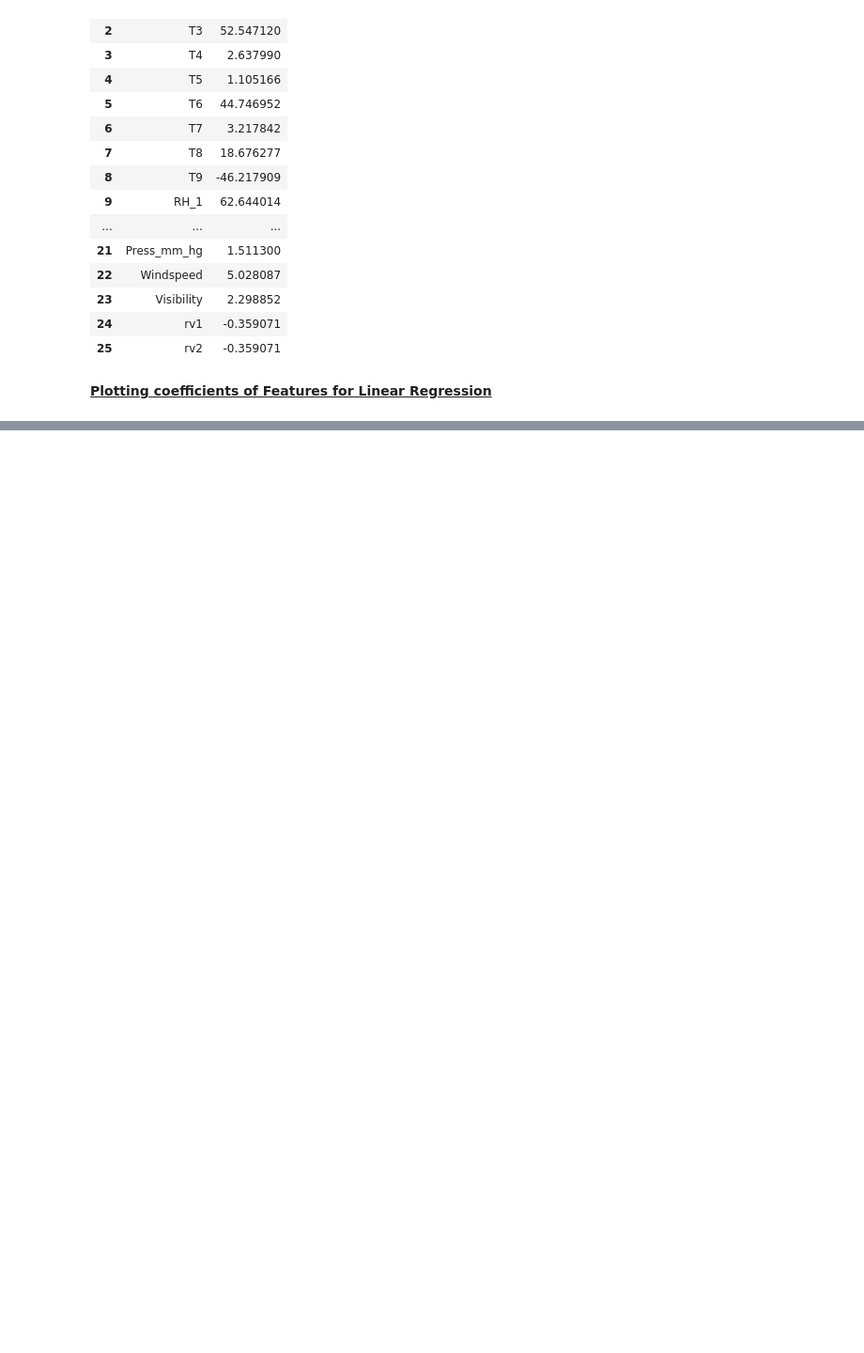
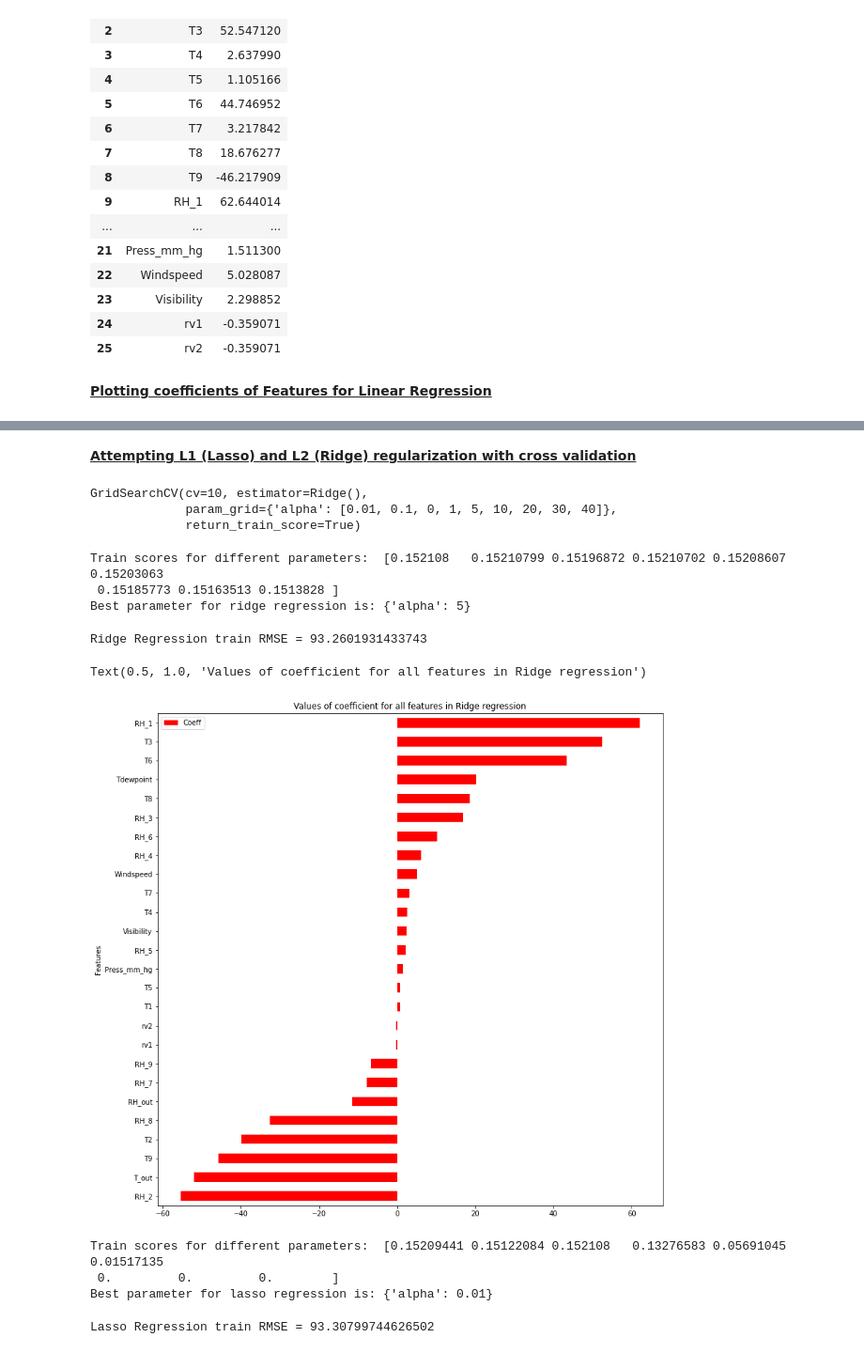
Before and after one commit to makdatascience/Appliance_Energy_Prediction, a Jupyter notebook: Proj_Super_ML_Reg.ipynb, the cells around one changed output, grey strips where cells are left out. Shown at 94% size. Saved outputs shown, nothing was run; the diff lists cells and outputs as text; code cells hidden in the pictures; blank space fills up the shorter version.

```diff
--- a/Proj_Super_ML_Reg.ipynb
+++ b/Proj_Super_ML_Reg.ipynb
@@ -358,0 +369,36 @@ plt.title("Values of coefficient for all features in linear regression")
+# %% [markdown]
+<b><u>Attempting L1 (Lasso) and L2 (Ridge) regularization with cross validation
+# %%
+ridge_reg= Ridge()
+param={"alpha":[0.01, 0.1,0,1,5,10,20,30,40]}
+ridge_reg_cv= GridSearchCV(ridge_reg, param, cv=10, return_train_score= True)
+ridge_reg_cv.fit(x_train, y_train)
+# %% [output]
+GridSearchCV(cv=10, estimator=Ridge(),
+             param_grid={'alpha': [0.01, 0.1, 0, 1, 5, 10, 20, 30, 40]},
+             return_train_score=True)
+# %%
+print("Train scores for different parameters: ",ridge_reg_cv.cv_results_["mean_train_score"])
+print(f'Best parameter for ridge regression is: {ridge_reg_cv.best_params_}')
+# %% [output]
+Train scores for different parameters:  [0.152108   0.15210799 0.15196872 0.15210702 0.15208607 0.15203063
+ 0.15185773 0.15163513 0.1513828 ]
+Best parameter for ridge regression is: {'alpha': 5}
+# %%
+ridge_model=Ridge(alpha=5)
+ridge_model.fit(x_train,y_train)
+y_train_pred_ridge=ridge_model.predict(x_train)
+train_ridge_rmse=math.sqrt(mean_squared_error(y_train,y_train_pred_ridge))
+print("Ridge Regression train RMSE =",train_ridge_rmse)
+# %% [output]
+Ridge Regression train RMSE = 93.2601931433743
+# %%
+coeff_ridge=pd.DataFrame(columns=["Features","Coeff"])
+coeff_ridge["Features"]=list(featuredf.columns)
+coeff_ridge["Coeff"]=list(ridge_model.coef_[0])
+coeff_ridge.sort_values(by="Coeff", inplace=True)
+coeff_ridge.plot(kind="barh",y="Coeff",x="Features", color='r')
+plt.title("Values of coefficient for all features in Ridge regression")
+# %% [output]
+Text(0.5, 1.0, 'Values of coefficient for all features in Ridge regression')
+[figure, added]
@@ -358,0 +410,15 @@ plt.title("Values of coefficient for all features in linear regression")
+# %%
+print("Train scores for different parameters: ",lasso_reg_cv.cv_results_["mean_train_score"])
+print(f'Best parameter for lasso regression is: {lasso_reg_cv.best_params_}')
+# %% [output]
+Train scores for different parameters:  [0.15209441 0.15122084 0.152108   0.13276583 0.05691045 0.01517135
+ 0.         0.         0.        ]
+Best parameter for lasso regression is: {'alpha': 0.01}
+# %%
+lasso_model=Lasso(alpha=0.1)
+lasso_model.fit(x_train,y_train)
+y_train_pred_lasso=lasso_model.predict(x_train)
+train_lasso_rmse=math.sqrt(mean_squared_error(y_train,y_train_pred_lasso))
+print("Lasso Regression train RMSE =",train_lasso_rmse)
+# %% [output]
+Lasso Regression train RMSE = 93.30799744626502
```
Also changed, not shown: parts of 9 cells of this notebook.
